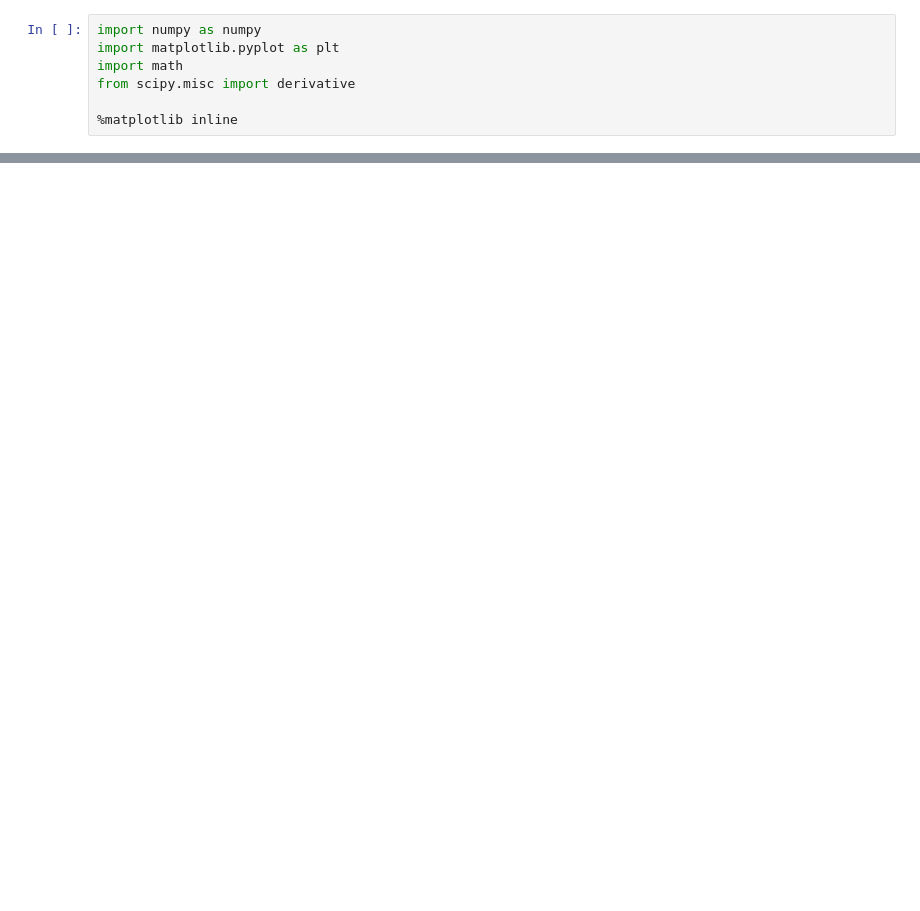
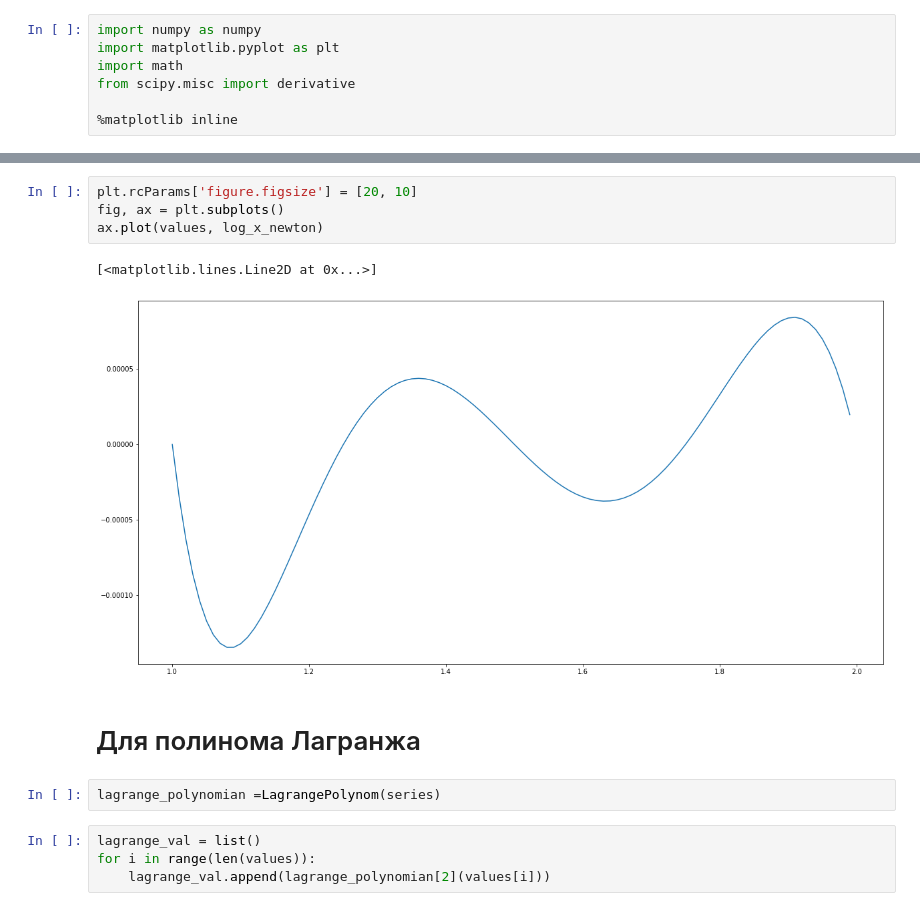
Before and after one commit to SkivHisink/BasicsOfComputationalPhysics, a Jupyter notebook: Task5Py/Task5.ipynb, the cells around one changed output, grey strips where cells are left out. Drawn from its saved outputs; the diff is of its cells as text; blank space fills up the shorter version.

```diff
--- a/Task5Py/Task5.ipynb
+++ b/Task5Py/Task5.ipynb
@@ -38,0 +104,15 @@ def NewtonPolynom(points, x):
+# %%
+plt.rcParams['figure.figsize'] = [20, 10]
+fig, ax = plt.subplots()
+ax.plot(values, log_x_newton)
+# %% [output]
+[<matplotlib.lines.Line2D at 0x...>]
+[figure, added]
+# %% [markdown]
+# Для полинома Лагранжа
+# %%
+lagrange_polynomian =LagrangePolynom(series)
+# %%
+lagrange_val = list()
+for i in range(len(values)):
+    lagrange_val.append(lagrange_polynomian[2](values[i]))
```
Also changed, not shown: parts of 17 cells of this notebook, 4 other files.
